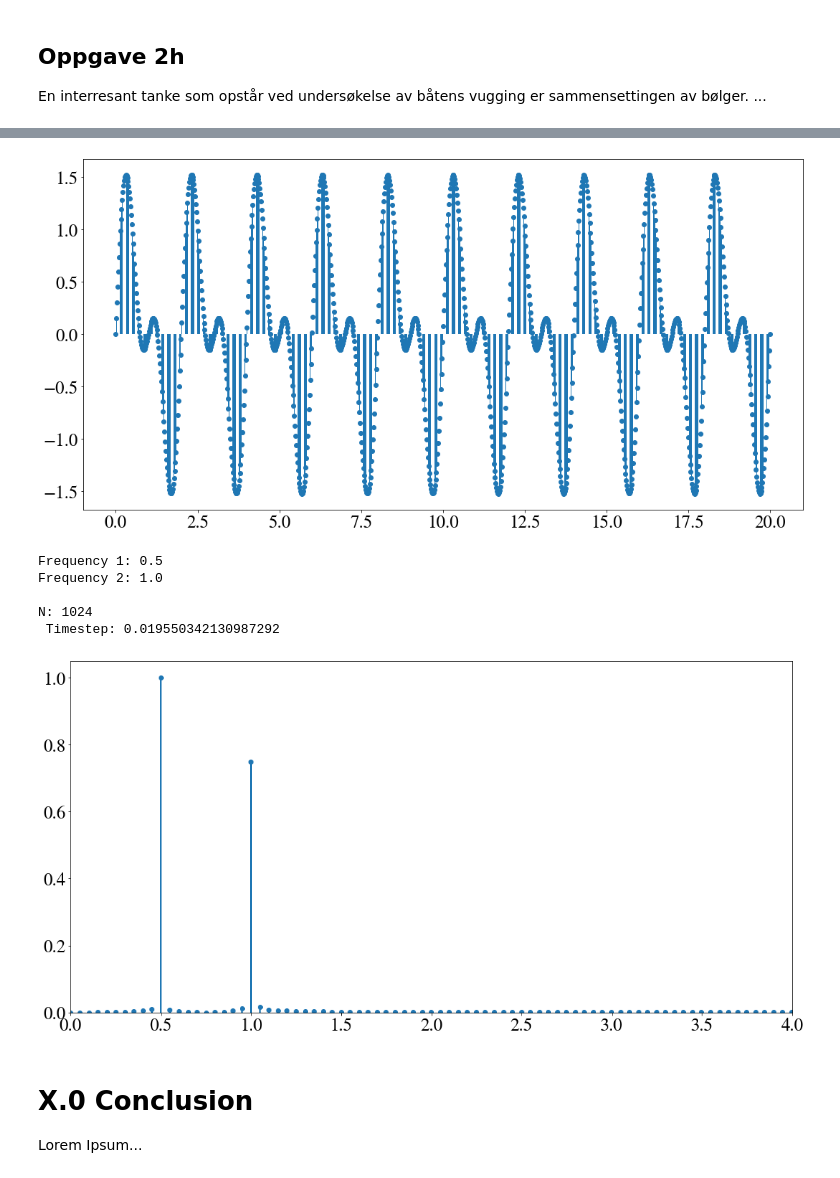
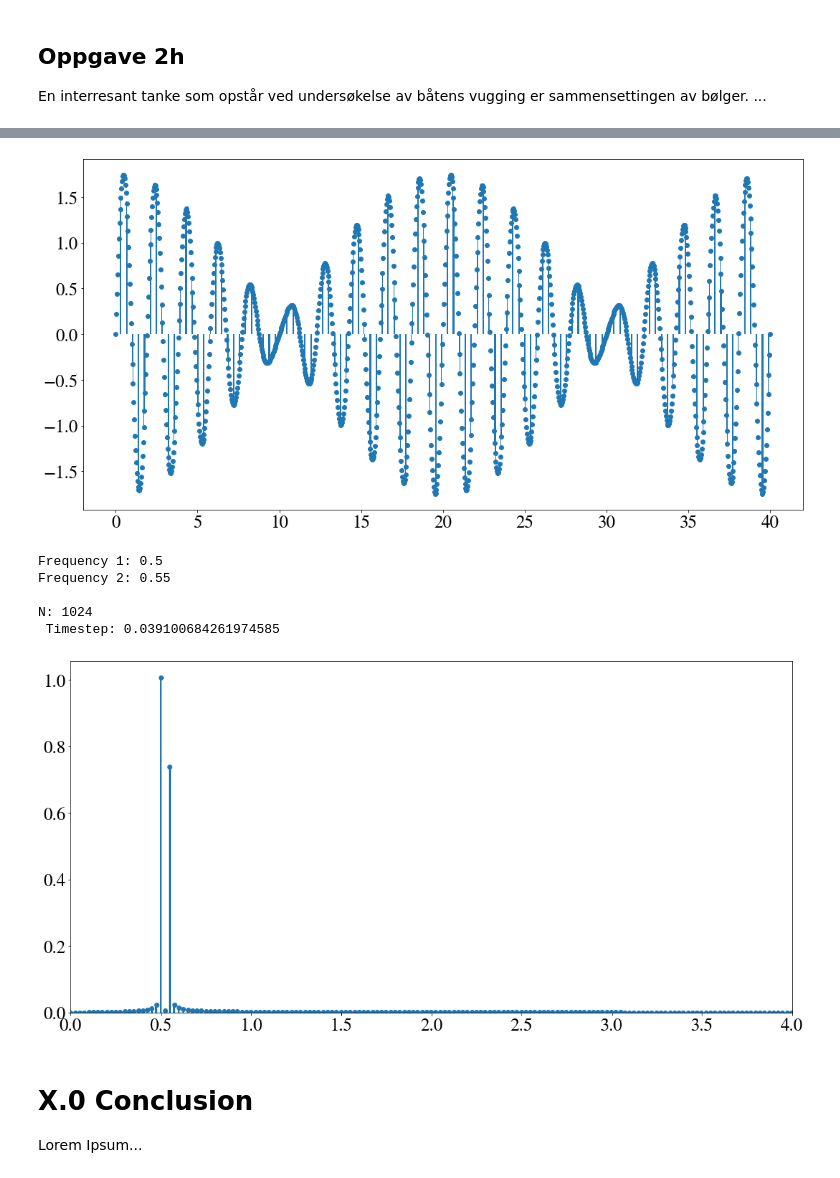
Before and after one commit to emiljonsrud/vitberr_prosjekt2_tekfys, a Jupyter notebook: main.ipynb, the cells around one changed output, grey strips where cells are left out. Cells and saved outputs as stored; diff of their text form; code cells hidden in the pictures.

```diff
--- a/main.ipynb
+++ b/main.ipynb
@@ -1198,9 +1214,9 @@ def fourier_test():
     ###############################################
     #   Inital system
     N_test = 128*8
-    x_axis, timestep = np.linspace(0, 20, N_test, retstep=True)
+    x_axis, timestep = np.linspace(0, 40, N_test, retstep=True)
     omega_1 = np.pi
-    omega_2 = 2*np.pi
+    omega_2 = 1.1*np.pi
 
     y1 = np.sin(x_axis*omega_1)
     y2 = 0.75*np.sin(x_axis*omega_2)
@@ -1228,40 +1244,40 @@ def fourier_test():
 
 
     ###############################################
     #   The fourier part
 
 
     # y_fft =  2.0/N_test * np.abs(y_fft[0:N_test//2])
     y_fft = fft(y1+y2)
     y_plot = 2/N_test * np.abs(y_fft)
 
     x_fft = fftfreq(N_test, d=timestep)
 
 
     ###############################################
     #   Plotting the fourier transform
     plt.bar(
         x_fft,
         y_plot,
         width = 0.01
     )
     plt.plot(x_fft, y_plot, 'o')
 
 
     plt.xlim((0,  4))
     # print(np.sum(2.0/N_test * np.abs(y_fft[0:N_test//2])))
 
 
 
 fourier_test()
 # %% [output]
-[figure, old version]
+[figure, new version]
 Frequency 1: 0.5
-Frequency 2: 1.0
+Frequency 2: 0.55
 
 N: 1024
- Timestep: 0.019550342130987292
+ Timestep: 0.039100684261974585
-[figure, old version]
+[figure, new version]
 # %% [markdown]
 # X.0 Conclusion
 
```
Also changed, not shown: parts of 8 cells of this notebook.
